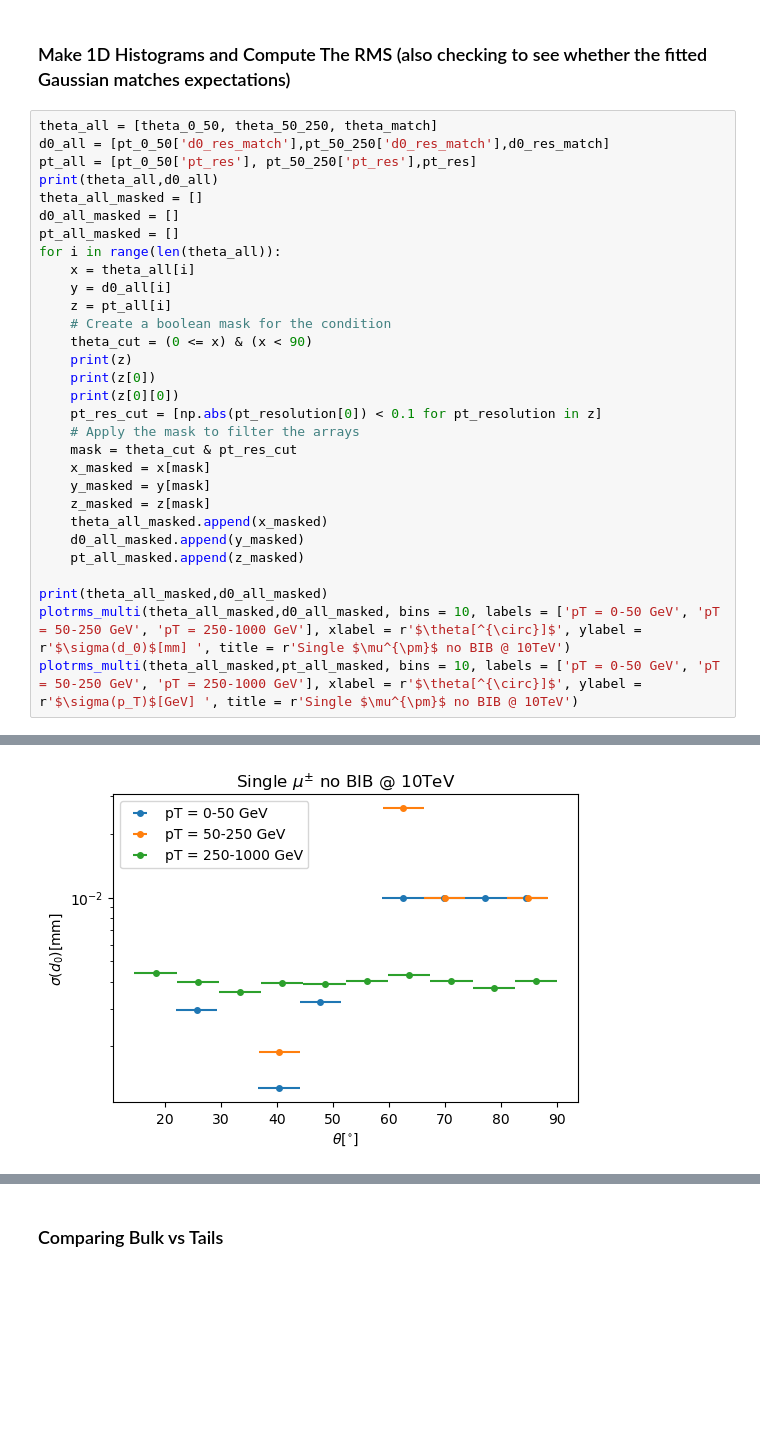
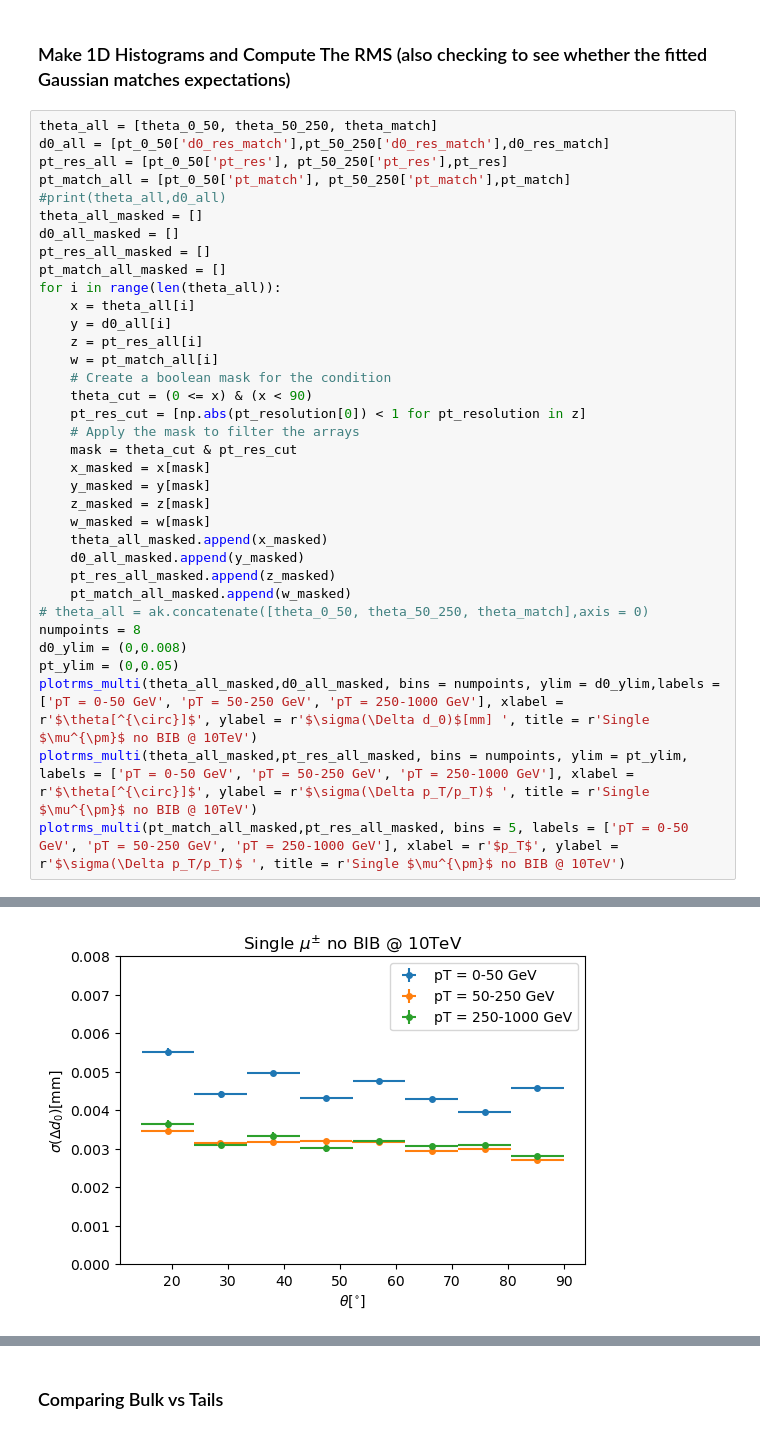
Before and after one commit to kdp-lab/maia_detector_paper, a Jupyter notebook: json_analysis.ipynb, the cells around one changed output, grey strips where cells are left out. Saved outputs shown, nothing was run; the diff lists cells and outputs as text; blank space fills up the shorter version.

```diff
--- a/json_analysis.ipynb
+++ b/json_analysis.ipynb
@@ -462,31 +475,36 @@ def compare1DHistograms(datas,bins,scale='linear',label="",leg=[]):
 # %%
 theta_all = [theta_0_50, theta_50_250, theta_match]
 d0_all = [pt_0_50['d0_res_match'],pt_50_250['d0_res_match'],d0_res_match]
-pt_all = [pt_0_50['pt_res'], pt_50_250['pt_res'],pt_res]
-print(theta_all,d0_all)
+pt_res_all = [pt_0_50['pt_res'], pt_50_250['pt_res'],pt_res]
+pt_match_all = [pt_0_50['pt_match'], pt_50_250['pt_match'],pt_match]
+#print(theta_all,d0_all)
 theta_all_masked = []
 d0_all_masked = []
-pt_all_masked = []
+pt_res_all_masked = []
+pt_match_all_masked = []
 for i in range(len(theta_all)):
     x = theta_all[i]
     y = d0_all[i]
-    z = pt_all[i]
+    z = pt_res_all[i]
+    w = pt_match_all[i]
     # Create a boolean mask for the condition
     theta_cut = (0 <= x) & (x < 90)
-    print(z)
-    print(z[0])
-    print(z[0][0])
-    pt_res_cut = [np.abs(pt_resolution[0]) < 0.1 for pt_resolution in z]
+    pt_res_cut = [np.abs(pt_resolution[0]) < 1 for pt_resolution in z]
     # Apply the mask to filter the arrays
     mask = theta_cut & pt_res_cut
     x_masked = x[mask]
     y_masked = y[mask]
     z_masked = z[mask]
+    w_masked = w[mask]
     theta_all_masked.append(x_masked)
     d0_all_masked.append(y_masked)
-    pt_all_masked.append(z_masked)
-
-print(theta_all_masked,d0_all_masked)
-plotrms_multi(theta_all_masked,d0_all_masked, bins = 10, labels = ['pT = 0-50 GeV', 'pT = 50-250 GeV', 'pT = 250-1000 GeV'], xlabel = r'$\theta[^{\circ}]$', ylabel = r'$\sigma(d_0)$[mm] ', title = r'Single $\mu^{\pm}$ no BIB @ 10TeV')
-plotrms_multi(theta_all_masked,pt_all_masked, bins = 10, labels = ['pT = 0-50 GeV', 'pT = 50-250 GeV', 'pT = 250-1000 GeV'], xlabel = r'$\theta[^{\circ}]$', ylabel = r'$\sigma(p_T)$[GeV] ', title = r'Single $\mu^{\pm}$ no BIB @ 10TeV')
+    pt_res_all_masked.append(z_masked)
+    pt_match_all_masked.append(w_masked)
+# theta_all = ak.concatenate([theta_0_50, theta_50_250, theta_match],axis = 0)
+numpoints = 8
+d0_ylim = (0,0.008)
+pt_ylim = (0,0.05)
+plotrms_multi(theta_all_masked,d0_all_masked, bins = numpoints, ylim = d0_ylim,labels = ['pT = 0-50 GeV', 'pT = 50-250 GeV', 'pT = 250-1000 GeV'], xlabel = r'$\theta[^{\circ}]$', ylabel = r'$\sigma(\Delta d_0)$[mm] ', title = r'Single $\mu^{\pm}$ no BIB @ 10TeV')
+plotrms_multi(theta_all_masked,pt_res_all_masked, bins = numpoints, ylim = pt_ylim, labels = ['pT = 0-50 GeV', 'pT = 50-250 GeV', 'pT = 250-1000 GeV'], xlabel = r'$\theta[^{\circ}]$', ylabel = r'$\sigma(\Delta p_T/p_T)$ ', title = r'Single $\mu^{\pm}$ no BIB @ 10TeV')
+plotrms_multi(pt_match_all_masked,pt_res_all_masked, bins = 5, labels = ['pT = 0-50 GeV', 'pT = 50-250 GeV', 'pT = 250-1000 GeV'], xlabel = r'$p_T$', ylabel = r'$\sigma(\Delta p_T/p_T)$ ', title = r'Single $\mu^{\pm}$ no BIB @ 10TeV')
 # %% [output]
@@ -504 +514 @@ plotrms_multi(theta_all_masked,pt_all_masked, bins = 10, labels = ['pT = 0-50 Ge
-[figure, old version]
+[figure, new version]
```
Also changed, not shown: parts of 13 cells of this notebook.
